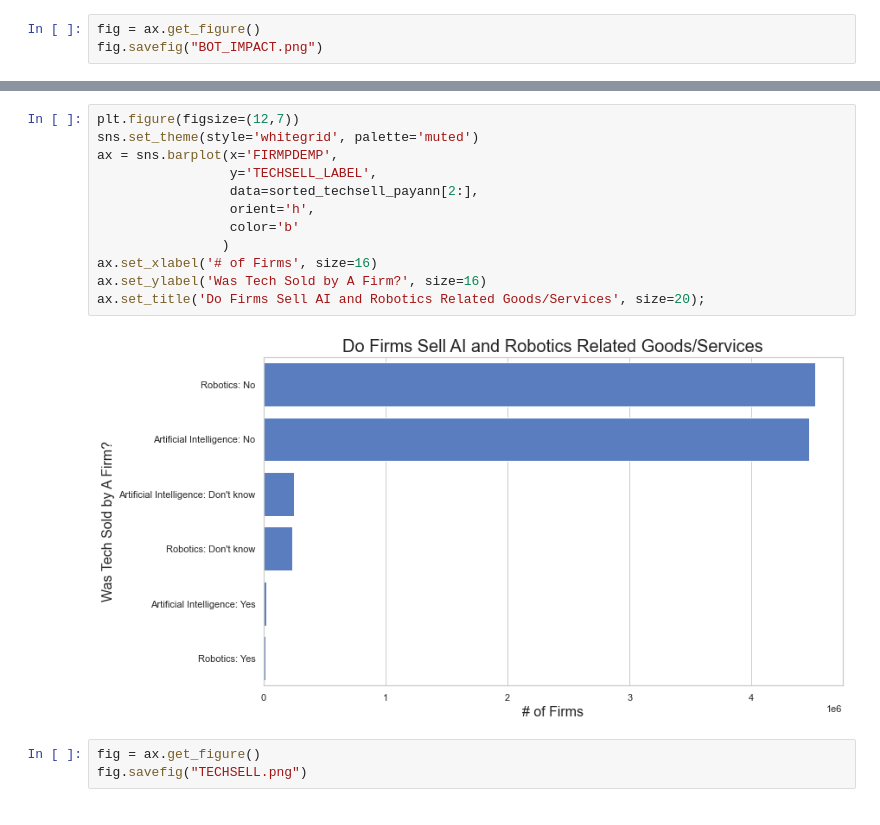
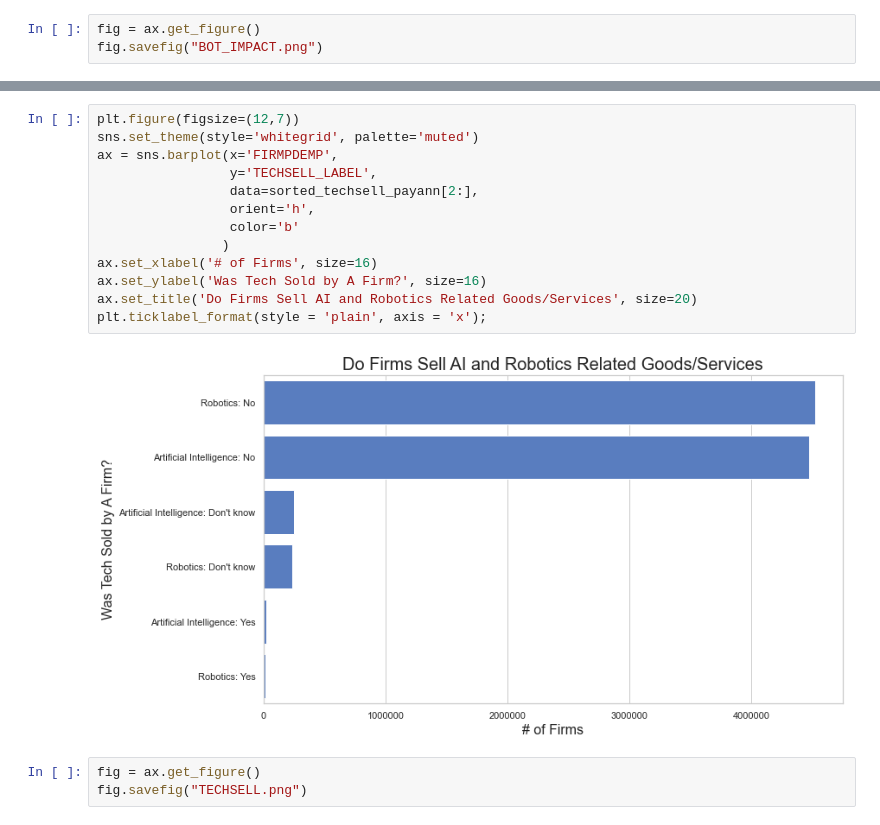
Before and after one commit to OnionYams/M8-Assess, a Jupyter notebook: Census Data Analysis.ipynb, the cells around one changed output, grey strips where cells are left out. Cells and saved outputs as stored; diff of their text form.

```diff
--- a/Census Data Analysis.ipynb
+++ b/Census Data Analysis.ipynb
@@ -909,17 +910,18 @@ sorted_techsell_payann.head()
 # %%
 plt.figure(figsize=(12,7))
 sns.set_theme(style='whitegrid', palette='muted')
 ax = sns.barplot(x='FIRMPDEMP',
                  y='TECHSELL_LABEL',
                  data=sorted_techsell_payann[2:],
                  orient='h',
                  color='b'
                 )
 ax.set_xlabel('# of Firms', size=16)
 ax.set_ylabel('Was Tech Sold by A Firm?', size=16)
-ax.set_title('Do Firms Sell AI and Robotics Related Goods/Services', size=20);
+ax.set_title('Do Firms Sell AI and Robotics Related Goods/Services', size=20)
+plt.ticklabel_format(style = 'plain', axis = 'x');
 # %% [output]
-[figure, old version]
+[figure, new version]
 # %%
 fig = ax.get_figure()
 fig.savefig("TECHSELL.png")
```
Also changed, not shown: parts of 1 cell of this notebook.
